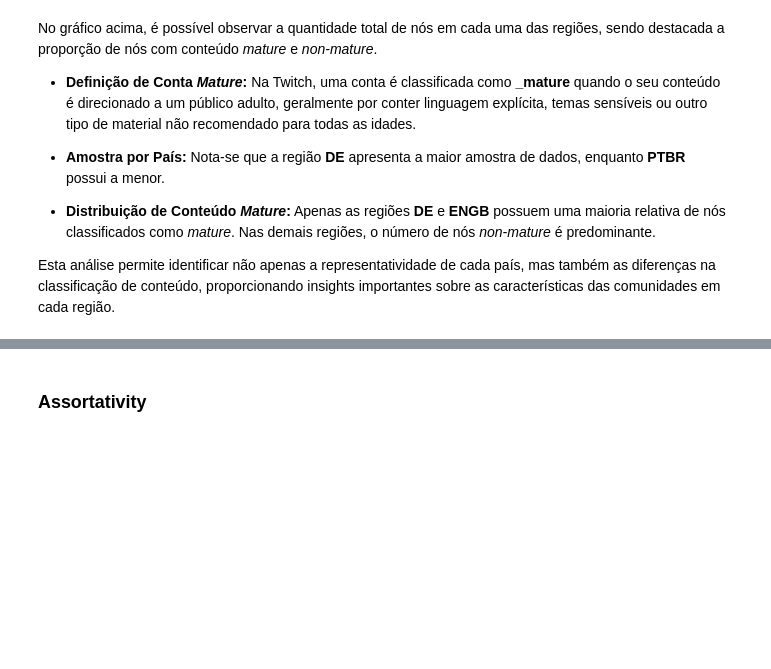
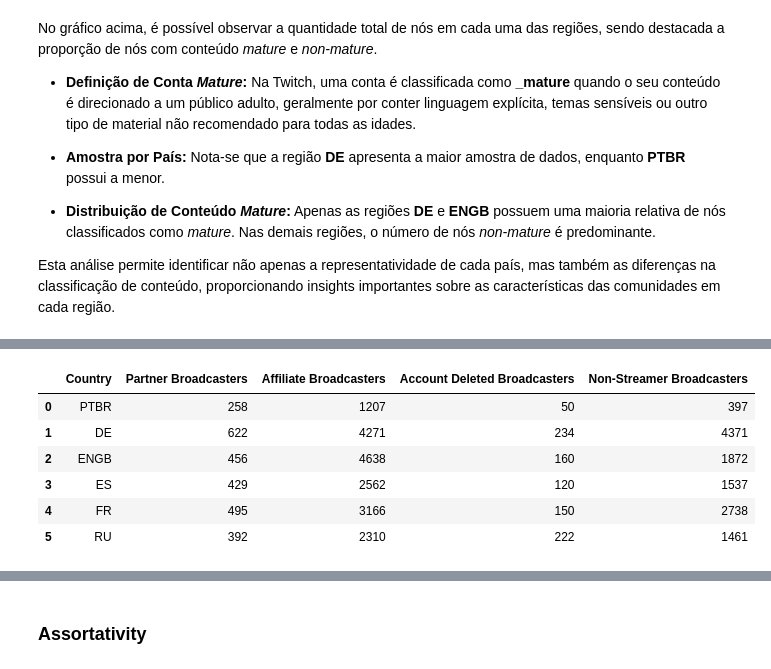
Before and after one commit to Vullkano/ARA, a Jupyter notebook: Projeto/Twitch/notebooks/1.SeeAllRegion.ipynb, the cells around one changed output, grey strips where cells are left out. Cells and saved outputs as stored; diff of their text form; code cells hidden in the pictures; blank space fills up the shorter version.

```diff
--- a/Projeto/Twitch/notebooks/1.SeeAllRegion.ipynb
+++ b/Projeto/Twitch/notebooks/1.SeeAllRegion.ipynb
@@ -135 +112,11 @@ KeyError: 'Number of Non-Partner Nodes'
+# %%
+df[["Country", "Partner Broadcasters", "Affiliate Broadcasters","Account Deleted Broadcasters","Non-Streamer Broadcasters"]]
+# %% [output]
+|  | Country | Partner Broadcasters | Affiliate Broadcasters | Account Deleted Broadcasters | Non-Streamer Broadcasters |
+| 0 | PTBR | 258 | 1207 | 50 | 397 |
+| 1 | DE | 622 | 4271 | 234 | 4371 |
+| 2 | ENGB | 456 | 4638 | 160 | 1872 |
+| 3 | ES | 429 | 2562 | 120 | 1537 |
+| 4 | FR | 495 | 3166 | 150 | 2738 |
+| 5 | RU | 392 | 2310 | 222 | 1461 |
 # %% [markdown]
```
Also changed, not shown: parts of 19 cells of this notebook, 5 other files.
